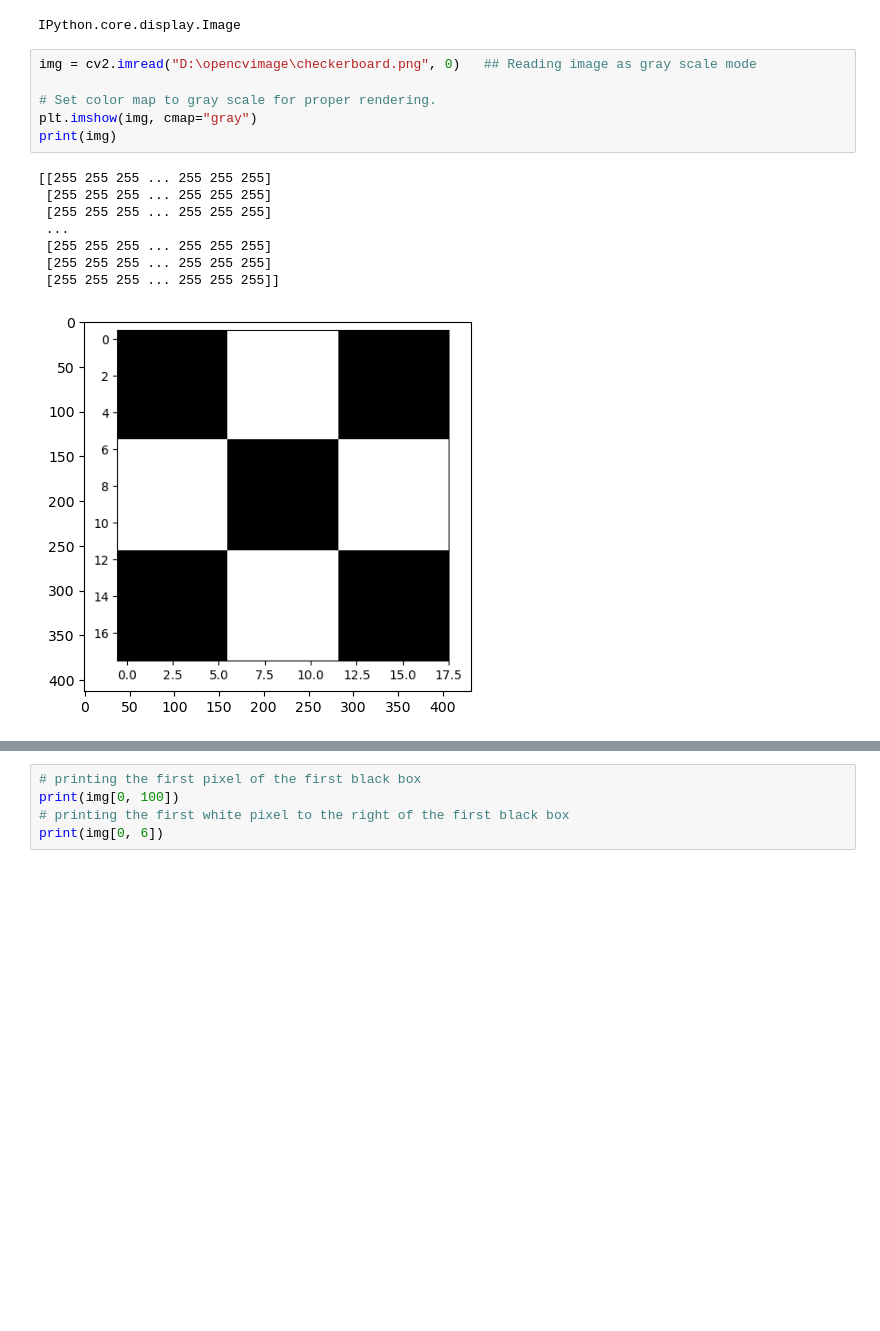
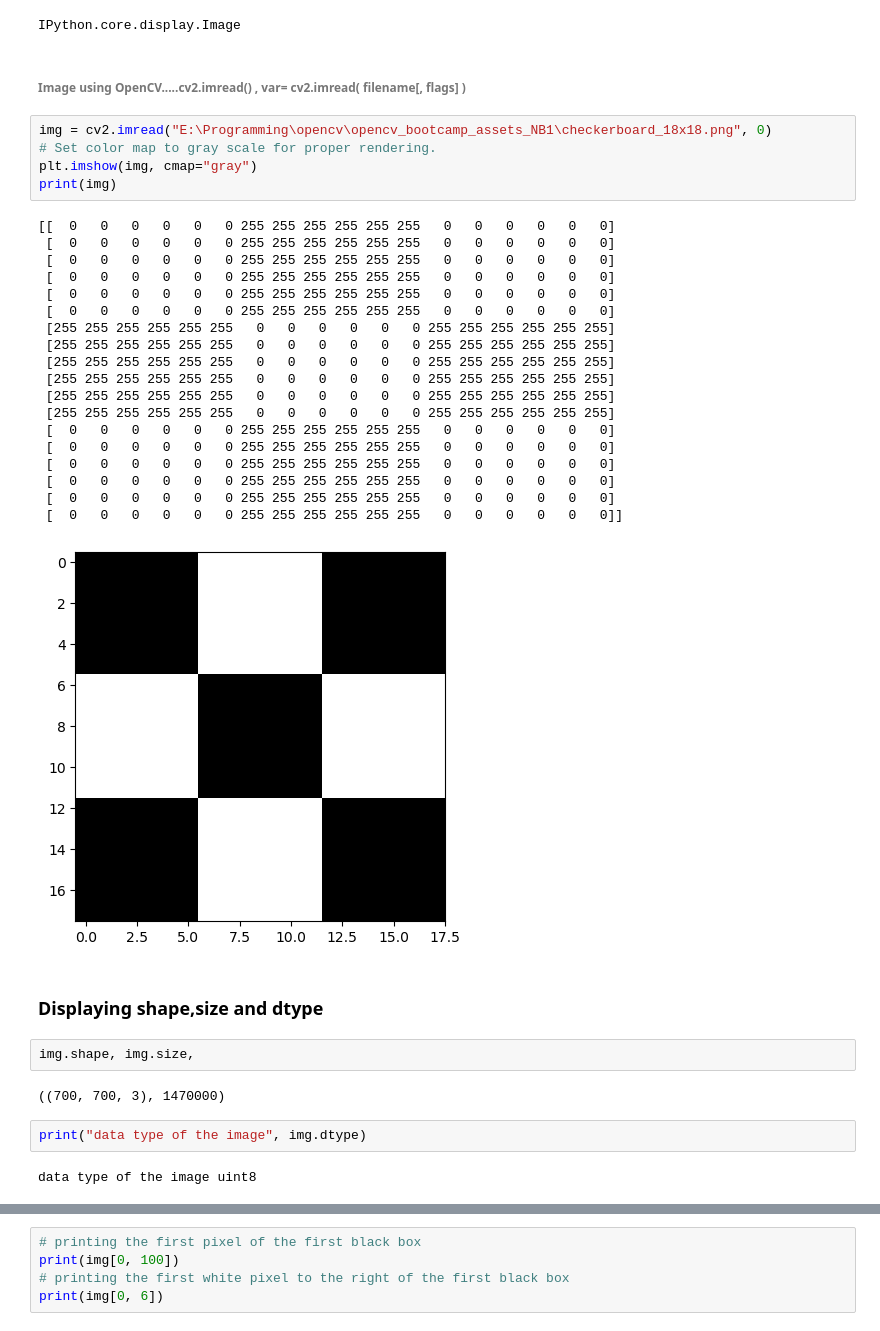
Before and after one commit to mdalimz/Tensorflow, a Jupyter notebook: OpenCV/1.Basic Image Manipulations.ipynb, the cells around one changed output, grey strips where cells are left out. Drawn from its saved outputs; the diff is of its cells as text; blank space fills up the shorter version.

```diff
--- a/OpenCV/1.Basic Image Manipulations.ipynb
+++ b/OpenCV/1.Basic Image Manipulations.ipynb
@@ -20,18 +32,40 @@ In this notebook the following image transformations is goin to cover,
 Image
 # %% [output]
 IPython.core.display.Image
+# %% [markdown]
+###### Image using OpenCV.....cv2.imread() ,         var= cv2.imread( filename[, flags] )
 # %%
-img = cv2.imread("D:\opencvimage\checkerboard.png", 0)   ## Reading image as gray scale mode
-
+img = cv2.imread("E:\Programming\opencv\opencv_bootcamp_assets_NB1\checkerboard_18x18.png", 0)
 # Set color map to gray scale for proper rendering.
 plt.imshow(img, cmap="gray")
 print(img)
 # %% [output]
-[[255 255 255 ... 255 255 255]
- [255 255 255 ... 255 255 255]
- [255 255 255 ... 255 255 255]
- ...
- [255 255 255 ... 255 255 255]
- [255 255 255 ... 255 255 255]
- [255 255 255 ... 255 255 255]]
+[[  0   0   0   0   0   0 255 255 255 255 255 255   0   0   0   0   0   0]
+ [  0   0   0   0   0   0 255 255 255 255 255 255   0   0   0   0   0   0]
+ [  0   0   0   0   0   0 255 255 255 255 255 255   0   0   0   0   0   0]
+ [  0   0   0   0   0   0 255 255 255 255 255 255   0   0   0   0   0   0]
+ [  0   0   0   0   0   0 255 255 255 255 255 255   0   0   0   0   0   0]
+ [  0   0   0   0   0   0 255 255 255 255 255 255   0   0   0   0   0   0]
+ [255 255 255 255 255 255   0   0   0   0   0   0 255 255 255 255 255 255]
+ [255 255 255 255 255 255   0   0   0   0   0   0 255 255 255 255 255 255]
+ [255 255 255 255 255 255   0   0   0   0   0   0 255 255 255 255 255 255]
+ [255 255 255 255 255 255   0   0   0   0   0   0 255 255 255 255 255 255]
+ [255 255 255 255 255 255   0   0   0   0   0   0 255 255 255 255 255 255]
+ [255 255 255 255 255 255   0   0   0   0   0   0 255 255 255 255 255 255]
+ [  0   0   0   0   0   0 255 255 255 255 255 255   0   0   0   0   0   0]
+ [  0   0   0   0   0   0 255 255 255 255 255 255   0   0   0   0   0   0]
+ [  0   0   0   0   0   0 255 255 255 255 255 255   0   0   0   0   0   0]
+ [  0   0   0   0   0   0 255 255 255 255 255 255   0   0   0   0   0   0]
+ [  0   0   0   0   0   0 255 255 255 255 255 255   0   0   0   0   0   0]
+ [  0   0   0   0   0   0 255 255 255 255 255 255   0   0   0   0   0   0]]
-[figure, old version]
+[figure, new version]
+# %% [markdown]
+### Displaying shape,size and dtype
+# %%
+img.shape, img.size,
+# %% [output]
+((700, 700, 3), 1470000)
+# %%
+print("data type of the image", img.dtype)
+# %% [output]
+data type of the image uint8
```
Also changed, not shown: parts of 5 cells of this notebook, 3 other files.
